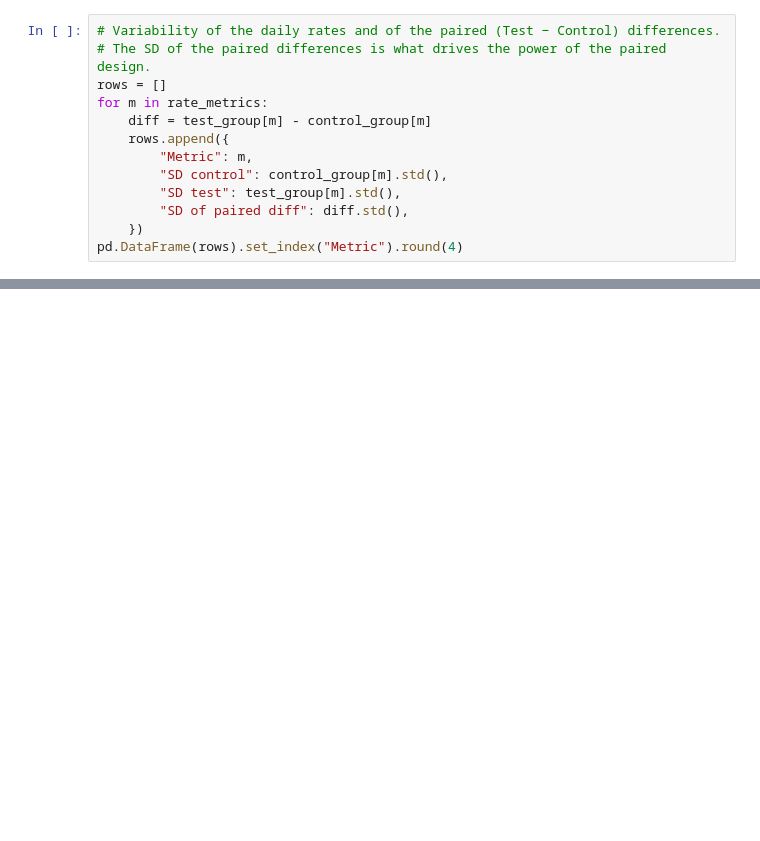
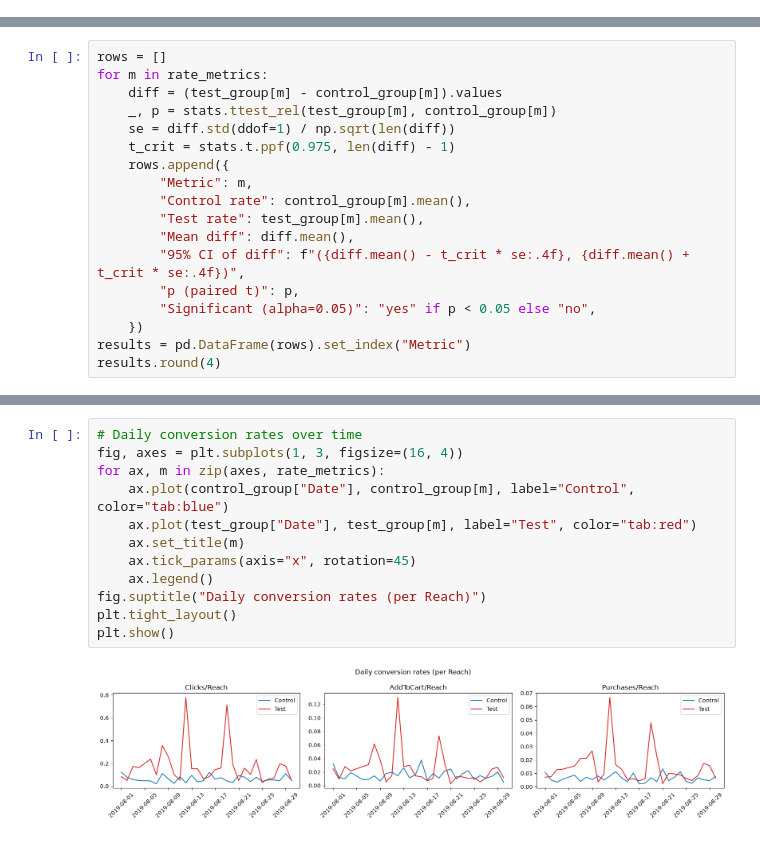
Before and after one commit to martinl5/AB-Testing, a Jupyter notebook: ab_testing.ipynb, the cells around one changed output, grey strips where cells are left out. Drawn from its saved outputs; the diff is of its cells as text; blank space fills up the shorter version.

```diff
--- a/ab_testing.ipynb
+++ b/ab_testing.ipynb
@@ -345,13 +0,0 @@ Two facts stand out and frame everything that follows:
-# %%
-# Variability of the daily rates and of the paired (Test − Control) differences.
-# The SD of the paired differences is what drives the power of the paired design.
-rows = []
-for m in rate_metrics:
-    diff = test_group[m] - control_group[m]
-    rows.append({
-        "Metric": m,
-        "SD control": control_group[m].std(),
-        "SD test": test_group[m].std(),
-        "SD of paired diff": diff.std(),
-    })
-pd.DataFrame(rows).set_index("Metric").round(4)
@@ -931,0 +78,18 @@ Concrete next steps:
+# %%
+rows = []
+for m in rate_metrics:
+    diff = (test_group[m] - control_group[m]).values
+    _, p = stats.ttest_rel(test_group[m], control_group[m])
+    se = diff.std(ddof=1) / np.sqrt(len(diff))
+    t_crit = stats.t.ppf(0.975, len(diff) - 1)
+    rows.append({
+        "Metric": m,
+        "Control rate": control_group[m].mean(),
+        "Test rate": test_group[m].mean(),
+        "Mean diff": diff.mean(),
+        "95% CI of diff": f"({diff.mean() - t_crit * se:.4f}, {diff.mean() + t_crit * se:.4f})",
+        "p (paired t)": p,
+        "Significant (alpha=0.05)": "yes" if p < 0.05 else "no",
+    })
+results = pd.DataFrame(rows).set_index("Metric")
+results.round(4)
@@ -931,0 +102,14 @@ Concrete next steps:
+# %%
+# Daily conversion rates over time
+fig, axes = plt.subplots(1, 3, figsize=(16, 4))
+for ax, m in zip(axes, rate_metrics):
+    ax.plot(control_group["Date"], control_group[m], label="Control", color="tab:blue")
+    ax.plot(test_group["Date"], test_group[m], label="Test", color="tab:red")
+    ax.set_title(m)
+    ax.tick_params(axis="x", rotation=45)
+    ax.legend()
+fig.suptitle("Daily conversion rates (per Reach)")
+plt.tight_layout()
+plt.show()
+# %% [output]
+[figure, added]
```
Also changed, not shown: parts of 52 cells of this notebook, 1 other file.
